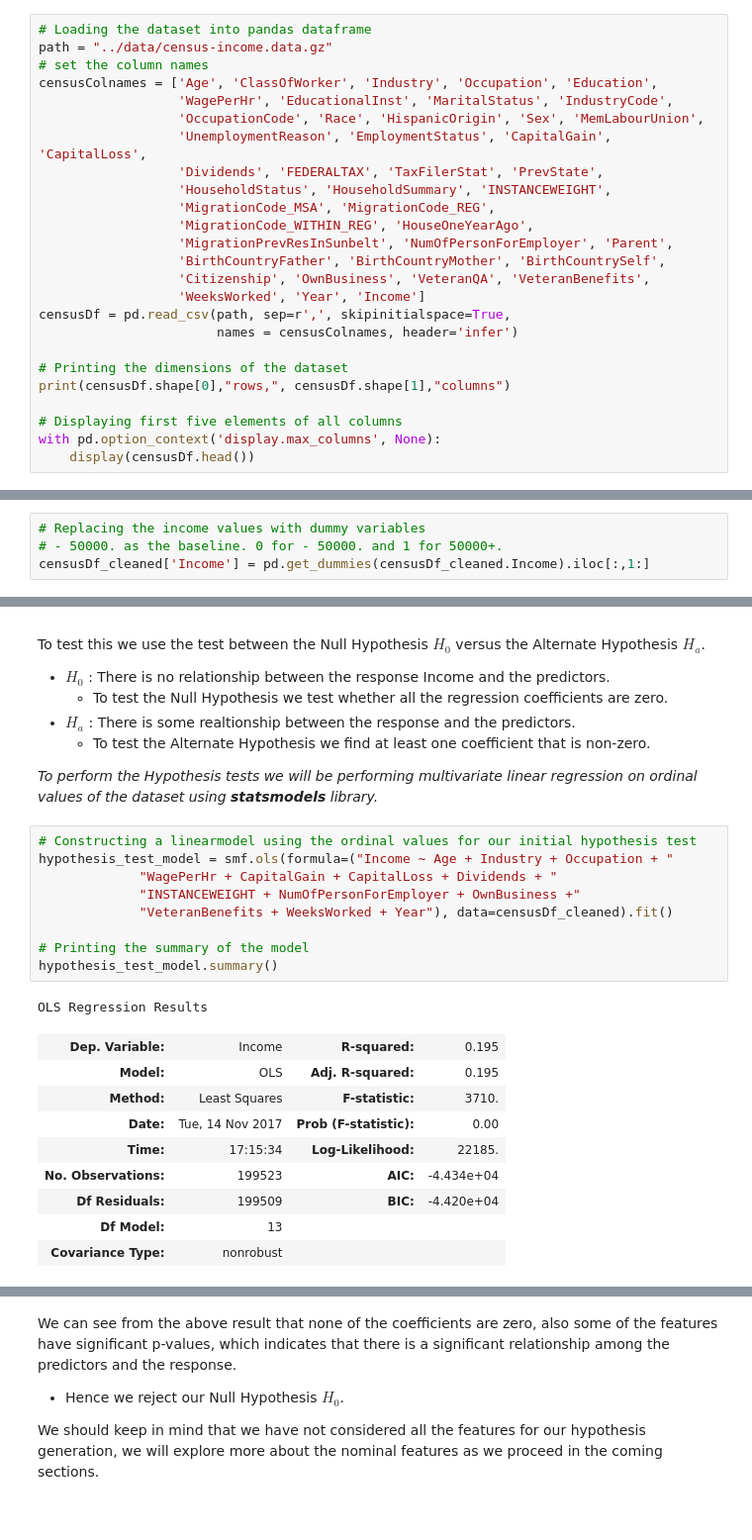
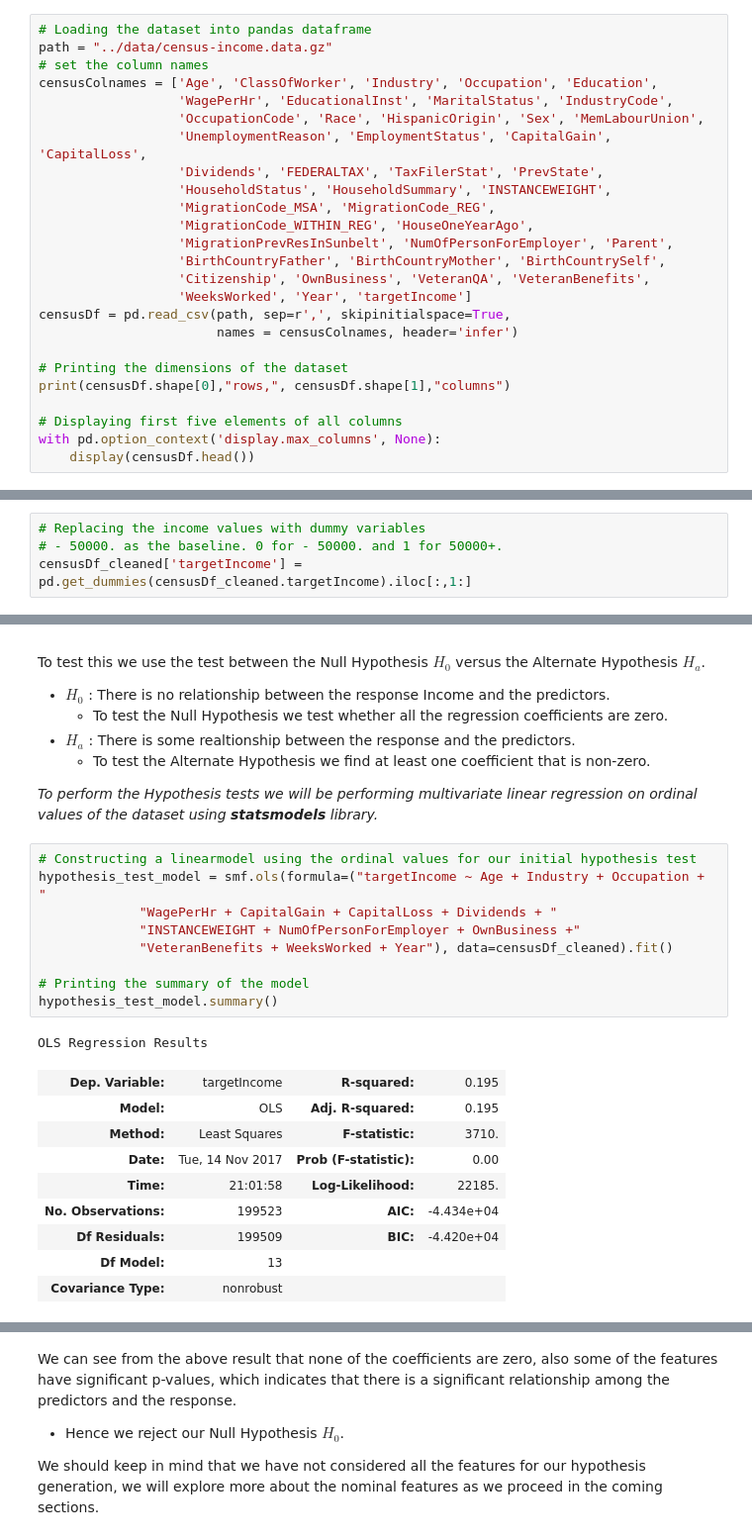
Before and after one commit to rzskhr/census-income-classification, a Jupyter notebook: src/census-income.ipynb, the cells around one changed output, grey strips where cells are left out. Shown at 99% size. Drawn from its saved outputs; the diff is of its cells as text.

```diff
--- a/src/census-income.ipynb
+++ b/src/census-income.ipynb
@@ -27,7 +28,7 @@ censusColnames = ['Age', 'ClassOfWorker', 'Industry', 'Occupation', 'Education',
                   'MigrationPrevResInSunbelt', 'NumOfPersonForEmployer', 'Parent',
                   'BirthCountryFather', 'BirthCountryMother', 'BirthCountrySelf',
                   'Citizenship', 'OwnBusiness', 'VeteranQA', 'VeteranBenefits',
-                  'WeeksWorked', 'Year', 'Income']
+                  'WeeksWorked', 'Year', 'targetIncome']
 censusDf = pd.read_csv(path, sep=r',', skipinitialspace=True,
                        names = censusColnames, header='infer')
 
@@ -167,4 +169,4 @@ Name: BirthCountrySelf, dtype: int64
 # %%
 # Replacing the income values with dummy variables
 # - 50000. as the baseline. 0 for - 50000. and 1 for 50000+.
-censusDf_cleaned['Income'] = pd.get_dummies(censusDf_cleaned.Income).iloc[:,1:]
+censusDf_cleaned['targetIncome'] = pd.get_dummies(censusDf_cleaned.targetIncome).iloc[:,1:]
@@ -194,20 +192,20 @@ To test this we use the test between the Null Hypothesis $H_0$ versus the Altern
 *To perform the Hypothesis tests we will be performing multivariate linear regression on ordinal values of the dataset using **statsmodels** library.*
 # %%
 # Constructing a linearmodel using the ordinal values for our initial hypothesis test
-hypothesis_test_model = smf.ols(formula=("Income ~ Age + Industry + Occupation + "
+hypothesis_test_model = smf.ols(formula=("targetIncome ~ Age + Industry + Occupation + "
              "WagePerHr + CapitalGain + CapitalLoss + Dividends + "
              "INSTANCEWEIGHT + NumOfPersonForEmployer + OwnBusiness +"
              "VeteranBenefits + WeeksWorked + Year"), data=censusDf_cleaned).fit()
 
 # Printing the summary of the model
 hypothesis_test_model.summary()
 # %% [output]
 OLS Regression Results
-| Dep. Variable: | Income | R-squared: | 0.195 |
+| Dep. Variable: | targetIncome | R-squared: | 0.195 |
 | Model: | OLS | Adj. R-squared: | 0.195 |
 | Method: | Least Squares | F-statistic: | 3710. |
 | Date: | Tue, 14 Nov 2017 | Prob (F-statistic): | 0.00 |
-| Time: | 17:15:34 | Log-Likelihood: | 22185. |
+| Time: | 21:01:58 | Log-Likelihood: | 22185. |
 | No. Observations: | 199523 | AIC: | -4.434e+04 |
 | Df Residuals: | 199509 | BIC: | -4.420e+04 |
 | Df Model: | 13 |  |  |
```
Also changed, not shown: parts of 8 cells of this notebook.
